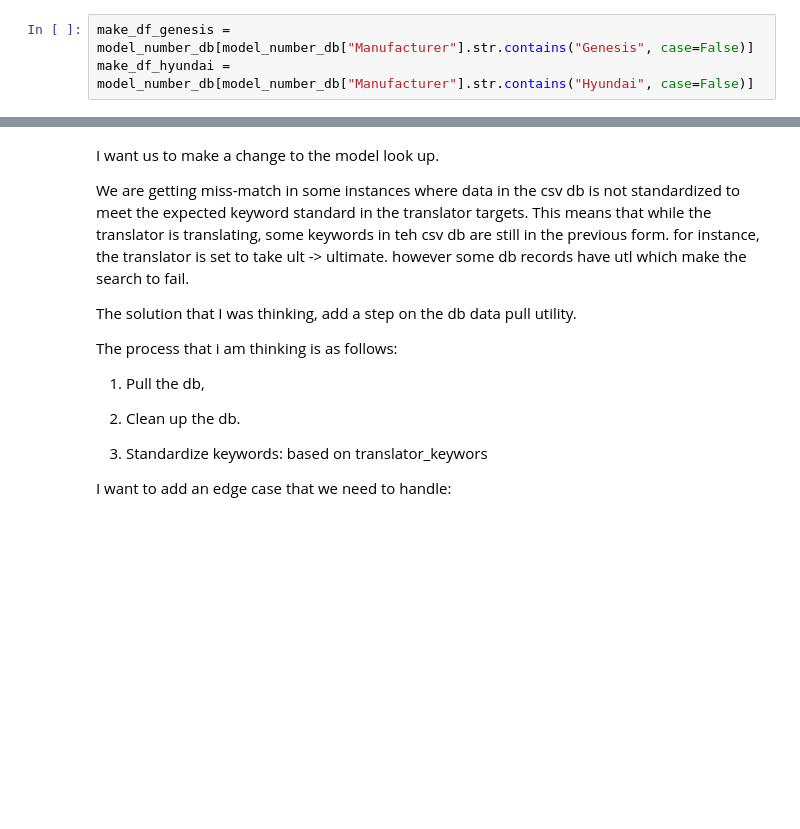
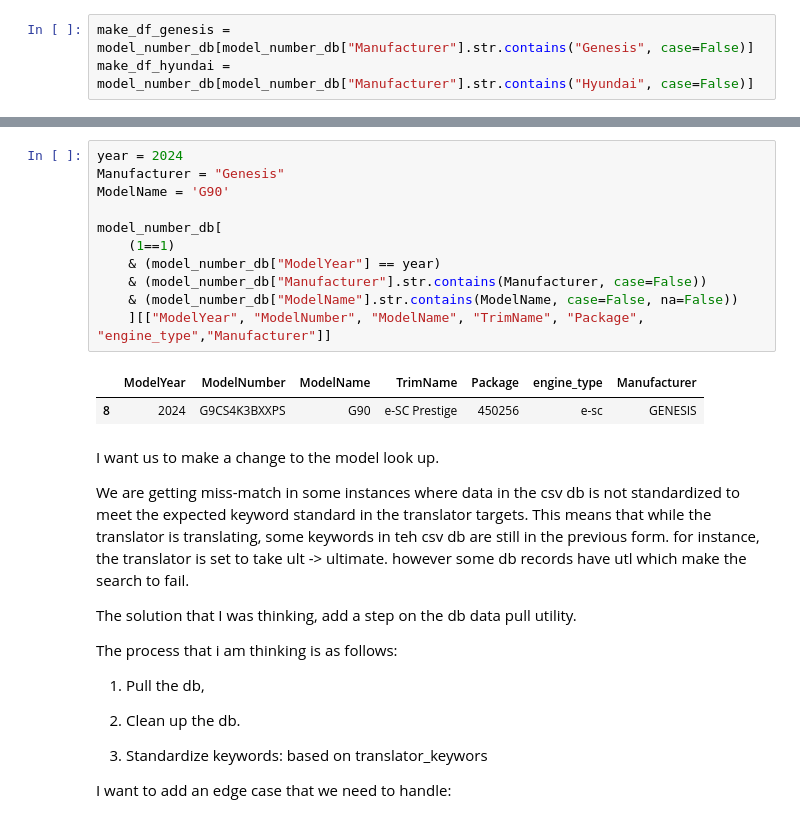
Before and after one commit to MeliPax/OEM_Accessories_v1, a Jupyter notebook: accy_v2/model_lookup/veh_model_service.ipynb, the cells around one changed output, grey strips where cells are left out. Saved outputs shown, nothing was run; the diff lists cells and outputs as text; blank space fills up the shorter version.

```diff
--- a/accy_v2/model_lookup/veh_model_service.ipynb
+++ b/accy_v2/model_lookup/veh_model_service.ipynb
@@ -170,3 +128,17 @@ search_models_by_description(make, year, keywords, exclude_ev=False)
+# %%
+year = 2024
+Manufacturer = "Genesis"
+ModelName = 'G90'
+
+model_number_db[
+    (1==1)
+    & (model_number_db["ModelYear"] == year)
+    & (model_number_db["Manufacturer"].str.contains(Manufacturer, case=False))
+    & (model_number_db["ModelName"].str.contains(ModelName, case=False, na=False))
+    ][["ModelYear", "ModelNumber", "ModelName", "TrimName", "Package", "engine_type","Manufacturer"]]
+# %% [output]
+|  | ModelYear | ModelNumber | ModelName | TrimName | Package | engine_type | Manufacturer |
+| 8 | 2024 | G9CS4K3BXXPS | G90 | e-SC Prestige | 450256 | e-sc | GENESIS |
 # %% [markdown]
 I want us to make a change to the model look up.
 
```
Also changed, not shown: parts of 14 cells of this notebook, 47 other files.
